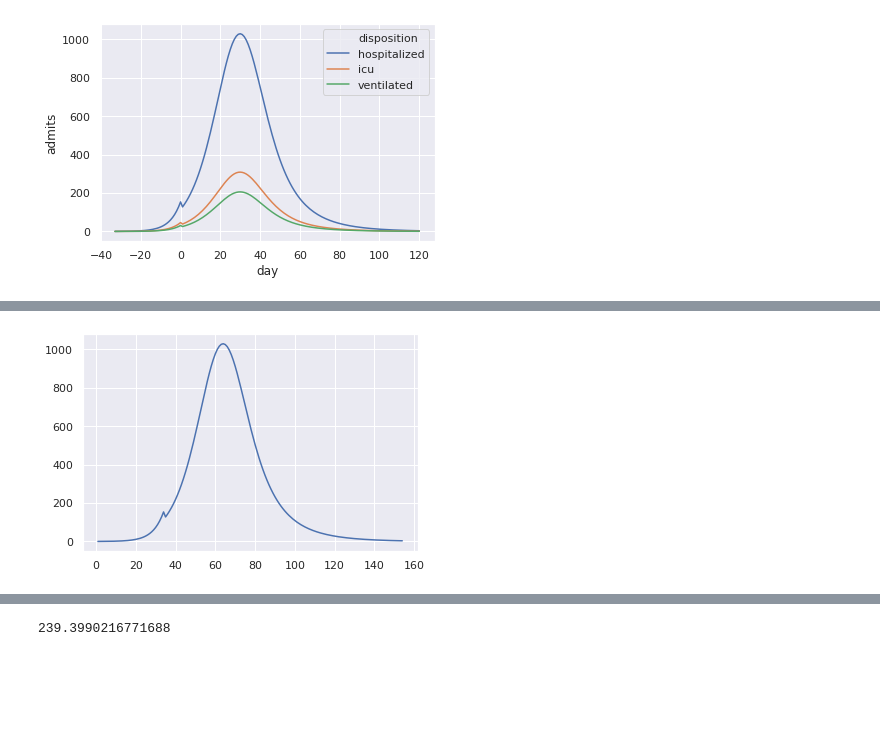
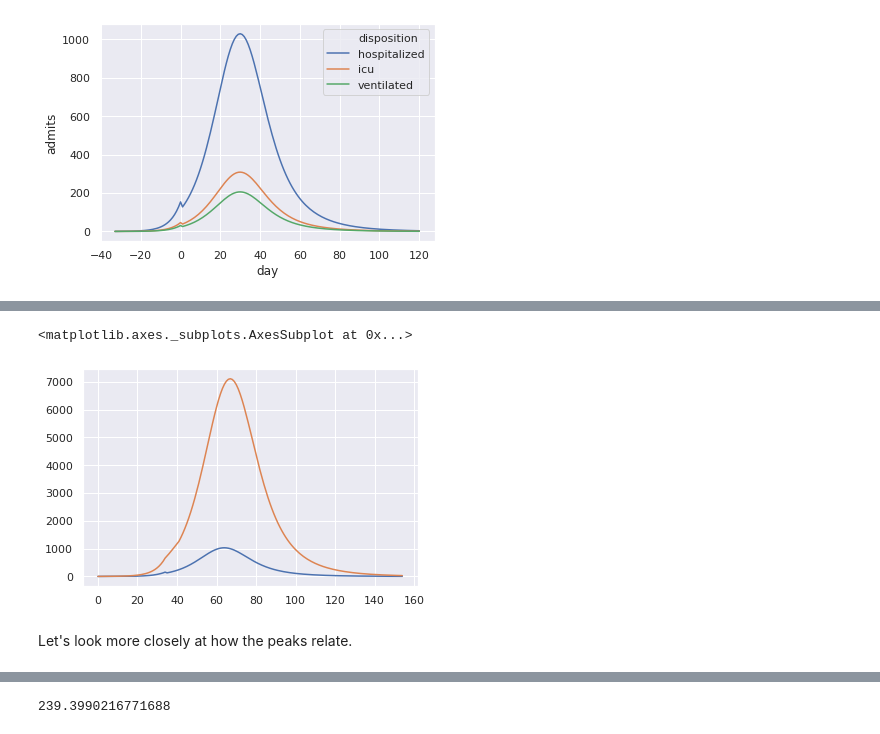
Before and after one commit to misken/c19, a Jupyter notebook: mychime/modeling/chime_flow_resources_p2.ipynb, the cells around one changed output, grey strips where cells are left out. Cells and saved outputs as stored; diff of their text form; code cells hidden in the pictures; blank space fills up the shorter version.

```diff
--- a/mychime/modeling/chime_flow_resources_p2.ipynb
+++ b/mychime/modeling/chime_flow_resources_p2.ipynb
@@ -158,6 +153,11 @@ sns.lineplot(x='day', y='admits', hue='disposition',
 # %%
 hosp_admits = admits_df.loc[:, ['day', 'hospitalized']]
 hosp_admits.fillna(0, inplace=True)
+hosp_admits['rel_day'] = hosp_admits.index.values
+
+hosp_census = census_df.loc[:, ['day', 'hospitalized']]
+hosp_census.fillna(0, inplace=True)
+hosp_census['rel_day'] = hosp_census.index.values
 # %%
 hosp_admits
 # %% [output]
@@ -195,4 +193,8 @@ hosp_admits
 # %%
-sns.lineplot(data=hosp_admits);
+sns.lineplot(data=hosp_admits['hospitalized'])
+sns.lineplot(data=hosp_census['hospitalized'])
 # %% [output]
+<matplotlib.axes._subplots.AxesSubplot at 0x...>
-[figure, old version]
+[figure, new version]
+# %% [markdown]
+Let's look more closely at how the peaks relate.
```
Also changed, not shown: parts of 76 cells of this notebook.
